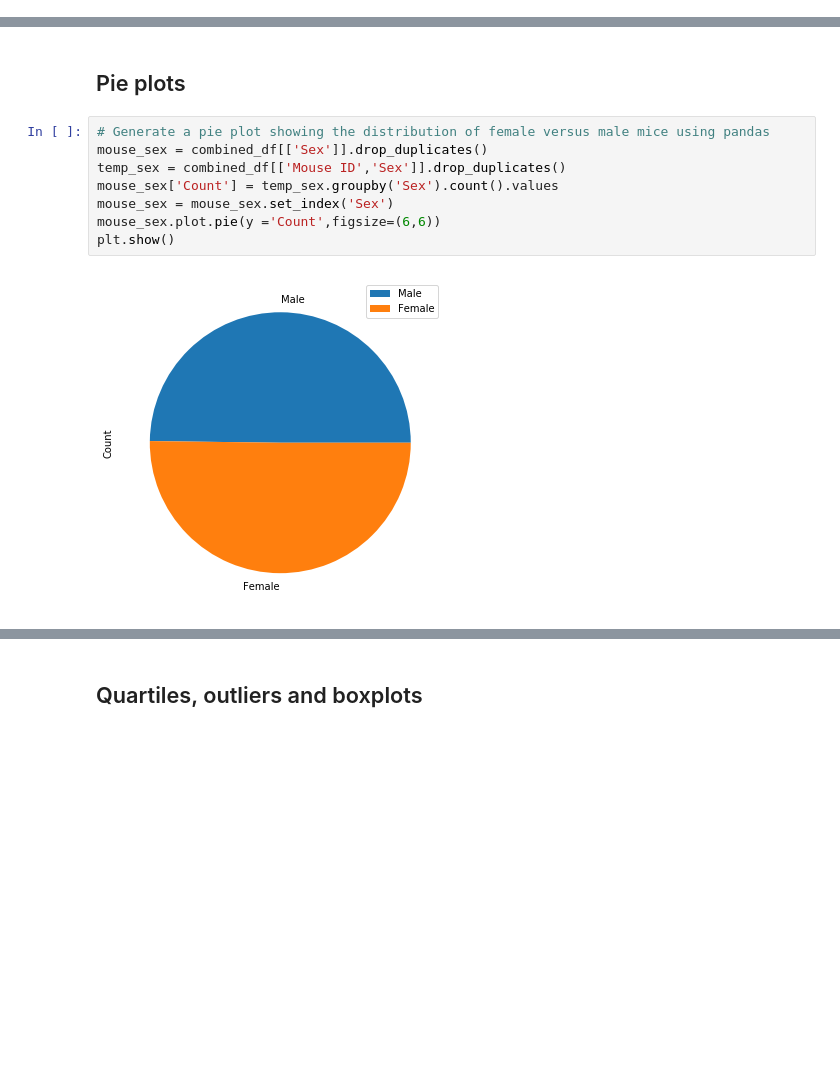
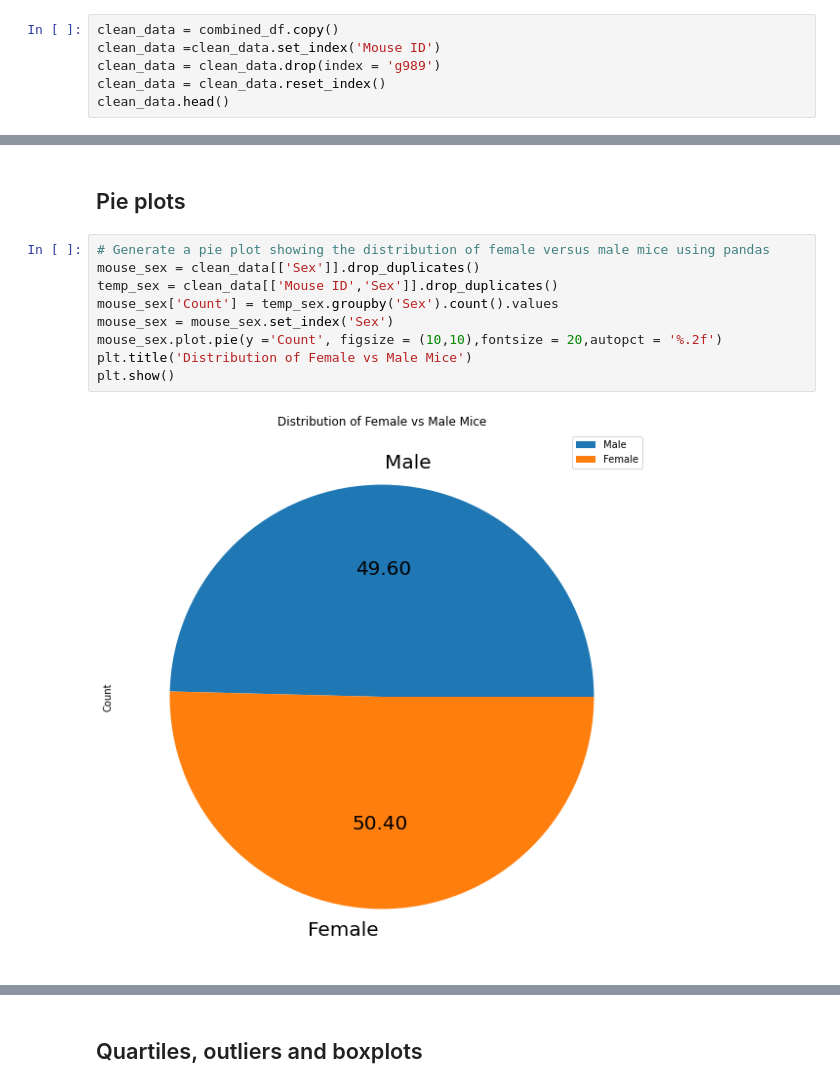
Before and after one commit to nberman12/Matplotlib-Challenge, a Jupyter notebook: Pymaceuticals_Matplotlib.ipynb, the cells around one changed output, grey strips where cells are left out. Saved outputs shown, nothing was run; the diff lists cells and outputs as text; blank space fills up the shorter version.

```diff
--- a/Pymaceuticals_Matplotlib.ipynb
+++ b/Pymaceuticals_Matplotlib.ipynb
@@ -39,0 +78,6 @@ study_results.head()
+# %%
+clean_data = combined_df.copy()
+clean_data =clean_data.set_index('Mouse ID')
+clean_data = clean_data.drop(index = 'g989')
+clean_data = clean_data.reset_index()
+clean_data.head()
@@ -106,14 +161,15 @@ plt.show()
 ## Pie plots
 # %%
 # Generate a pie plot showing the distribution of female versus male mice using pandas
-mouse_sex = combined_df[['Sex']].drop_duplicates()
-temp_sex = combined_df[['Mouse ID','Sex']].drop_duplicates()
+mouse_sex = clean_data[['Sex']].drop_duplicates()
+temp_sex = clean_data[['Mouse ID','Sex']].drop_duplicates()
 mouse_sex['Count'] = temp_sex.groupby('Sex').count().values
 mouse_sex = mouse_sex.set_index('Sex')
-mouse_sex.plot.pie(y ='Count',figsize=(6,6))
+mouse_sex.plot.pie(y ='Count', figsize = (10,10),fontsize = 20,autopct = '%.2f')
+plt.title('Distribution of Female vs Male Mice')
 plt.show()
 # %% [output]
-[figure, old version]
+[figure, new version]
 # %%
 # Generate a pie plot showing the distribution of female versus male mice using pyplot
 plt.pie(mouse_sex.Count.values,labels = mouse_sex.index.values)
```
Also changed, not shown: parts of 15 cells of this notebook.
